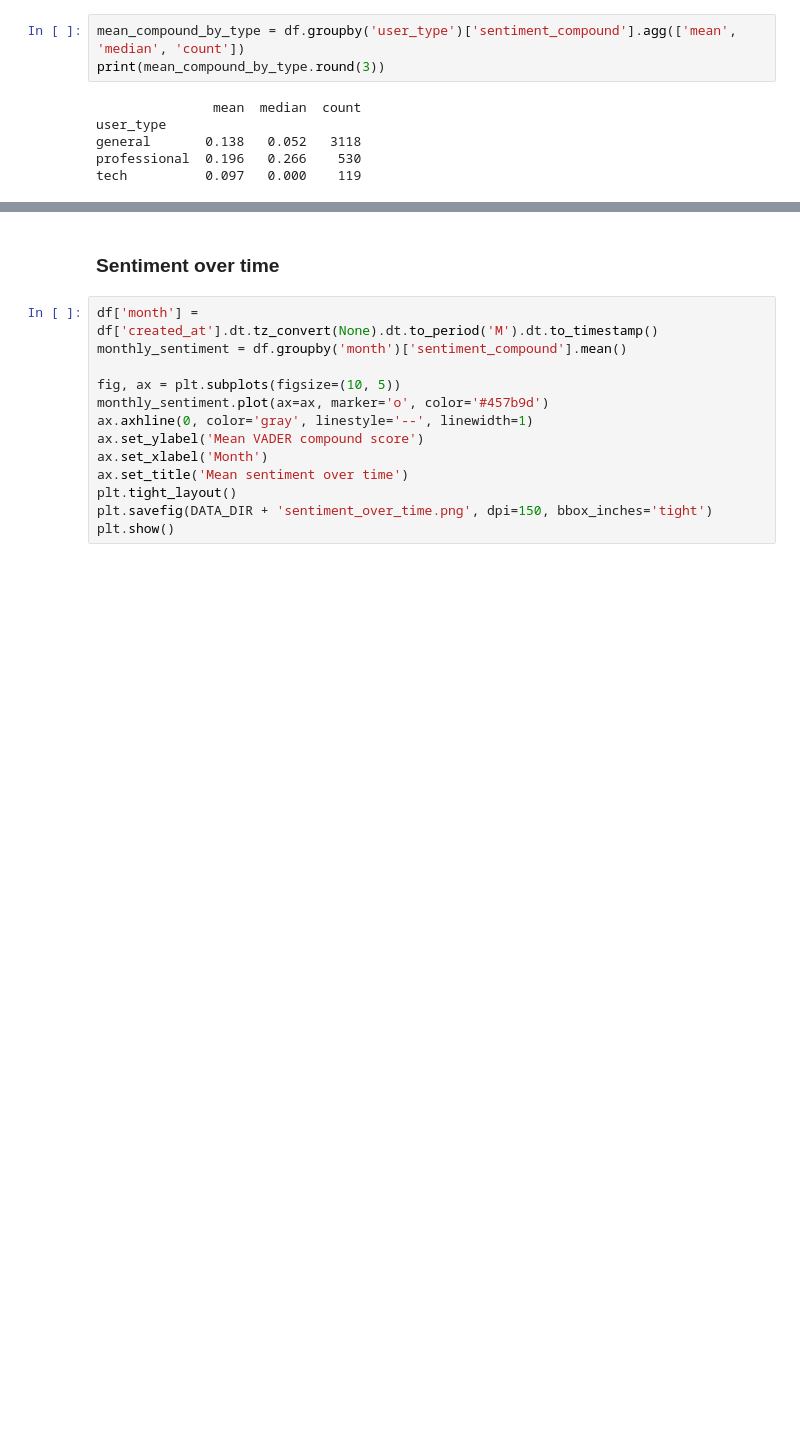
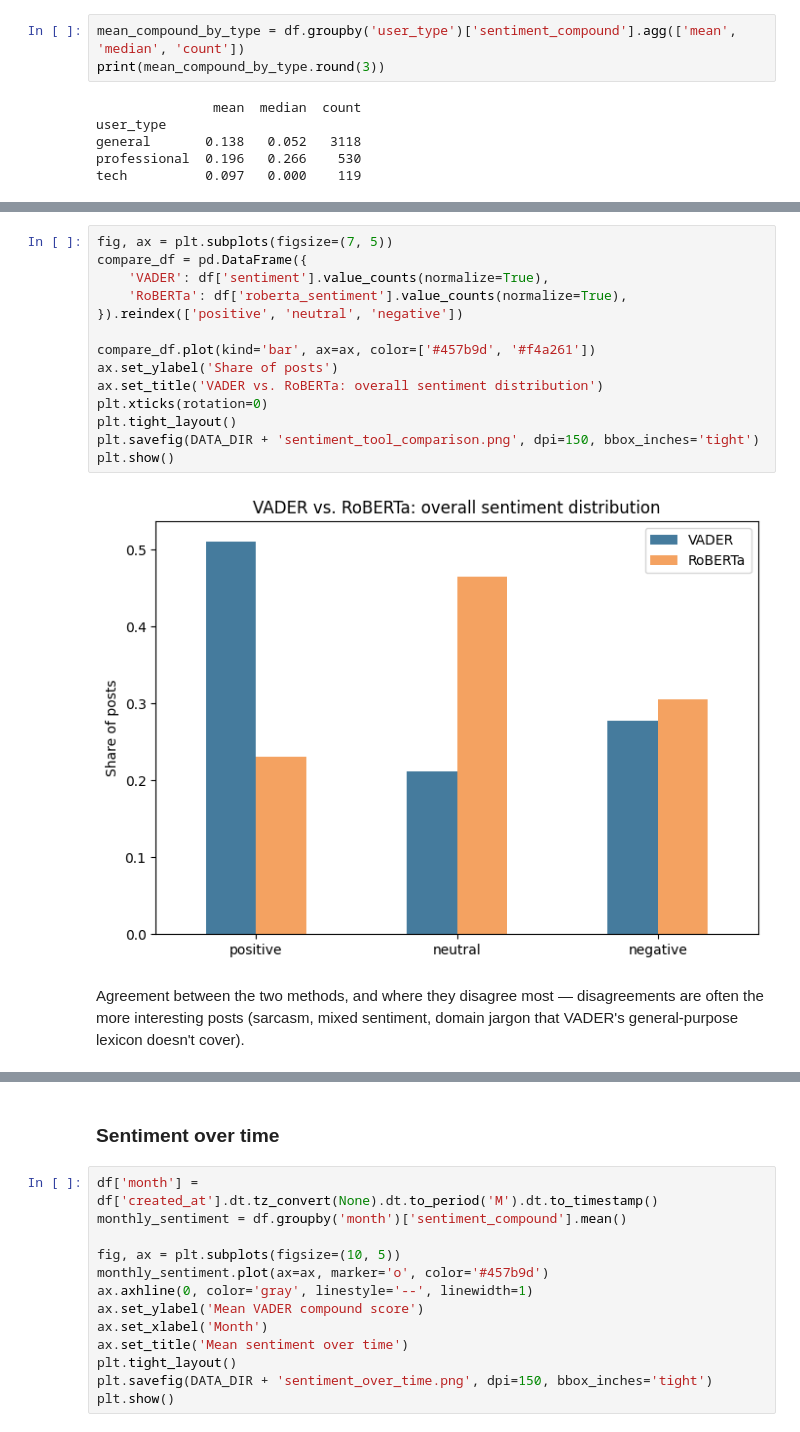
Before and after one commit to stalidzane/bluesky-mt-discourse, a Jupyter notebook: content_analysis.ipynb, the cells around one changed output, grey strips where cells are left out. Saved outputs shown, nothing was run; the diff lists cells and outputs as text; blank space fills up the shorter version.

```diff
--- a/content_analysis.ipynb
+++ b/content_analysis.ipynb
@@ -131,0 +188,21 @@ tech          0.097   0.000    119
+# %%
+fig, ax = plt.subplots(figsize=(7, 5))
+compare_df = pd.DataFrame({
+    'VADER': df['sentiment'].value_counts(normalize=True),
+    'RoBERTa': df['roberta_sentiment'].value_counts(normalize=True),
+}).reindex(['positive', 'neutral', 'negative'])
+
+compare_df.plot(kind='bar', ax=ax, color=['#457b9d', '#f4a261'])
+ax.set_ylabel('Share of posts')
+ax.set_title('VADER vs. RoBERTa: overall sentiment distribution')
+plt.xticks(rotation=0)
+plt.tight_layout()
+plt.savefig(DATA_DIR + 'sentiment_tool_comparison.png', dpi=150, bbox_inches='tight')
+plt.show()
+# %% [output]
+[figure, added]
+# %% [markdown]
+Agreement between the two methods, and where they disagree most —
+disagreements are often the more interesting posts (sarcasm, mixed
+sentiment, domain jargon that VADER's general-purpose lexicon doesn't
+cover).
```
Also changed, not shown: parts of 7 cells of this notebook, 3 other files.
